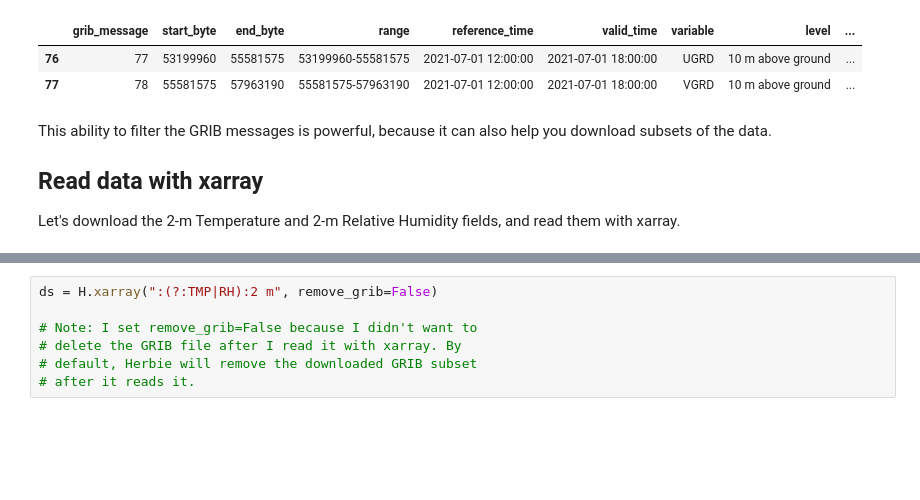
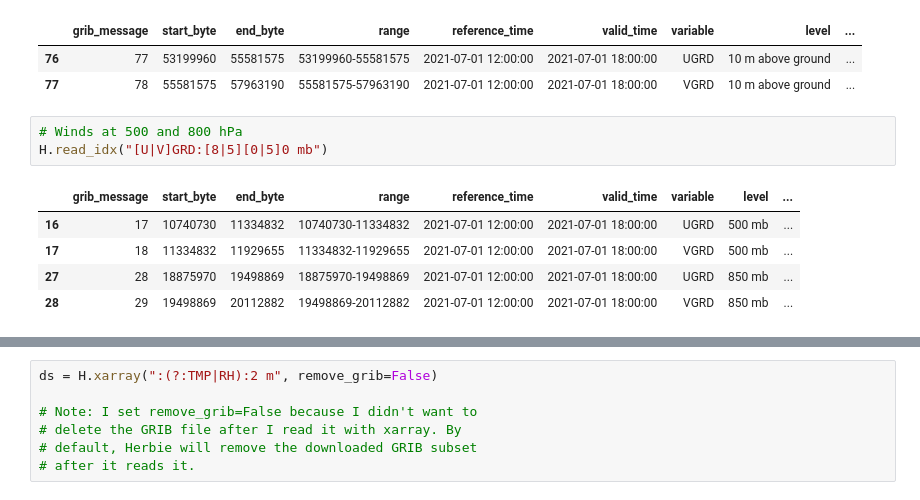
Before and after one commit to amotl/herbie-without-docs, a Jupyter notebook: docs/user_guide/_tutorial_notebooks/intro.ipynb, the cells around one changed output, grey strips where cells are left out. Saved outputs shown, nothing was run; the diff lists cells and outputs as text; blank space fills up the shorter version.

```diff
--- a/docs/user_guide/_tutorial_notebooks/intro.ipynb
+++ b/docs/user_guide/_tutorial_notebooks/intro.ipynb
@@ -80,9 +90,12 @@ H.read_idx("(?:U|V)GRD:10 m")
 |  | grib_message | start_byte | end_byte | range | reference_time | valid_time | variable | level | ... |
 | 76 | 77 | 53199960 | 55581575 | 53199960-55581575 | 2021-07-01 12:00:00 | 2021-07-01 18:00:00 | UGRD | 10 m above ground | ... |
 | 77 | 78 | 55581575 | 57963190 | 55581575-57963190 | 2021-07-01 12:00:00 | 2021-07-01 18:00:00 | VGRD | 10 m above ground | ... |
-# %% [markdown]
-This ability to filter the GRIB messages is powerful, because it can also help you download subsets of the data.
-
-## Read data with xarray
-
-Let's download the 2-m Temperature and 2-m Relative Humidity fields, and read them with xarray.
+# %%
+# Winds at 500 and 800 hPa
+H.read_idx("[U|V]GRD:[8|5][0|5]0 mb")
+# %% [output]
+|  | grib_message | start_byte | end_byte | range | reference_time | valid_time | variable | level | ... |
+| 16 | 17 | 10740730 | 11334832 | 10740730-11334832 | 2021-07-01 12:00:00 | 2021-07-01 18:00:00 | UGRD | 500 mb | ... |
+| 17 | 18 | 11334832 | 11929655 | 11334832-11929655 | 2021-07-01 12:00:00 | 2021-07-01 18:00:00 | VGRD | 500 mb | ... |
+| 27 | 28 | 18875970 | 19498869 | 18875970-19498869 | 2021-07-01 12:00:00 | 2021-07-01 18:00:00 | UGRD | 850 mb | ... |
+| 28 | 29 | 19498869 | 20112882 | 19498869-20112882 | 2021-07-01 12:00:00 | 2021-07-01 18:00:00 | VGRD | 850 mb | ... |
```
Also changed, not shown: parts of 14 cells of this notebook, 16 other files.
